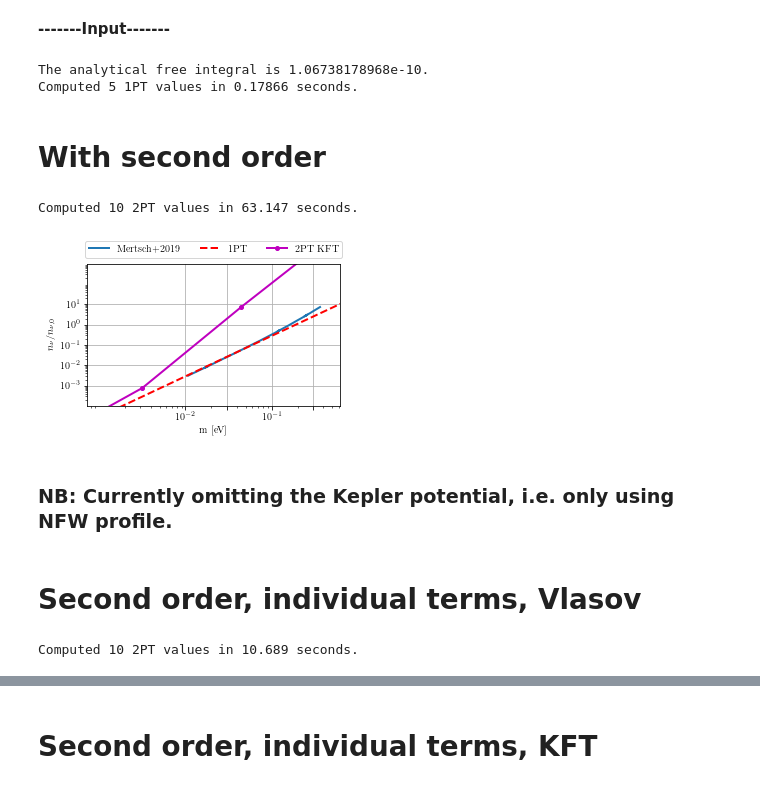
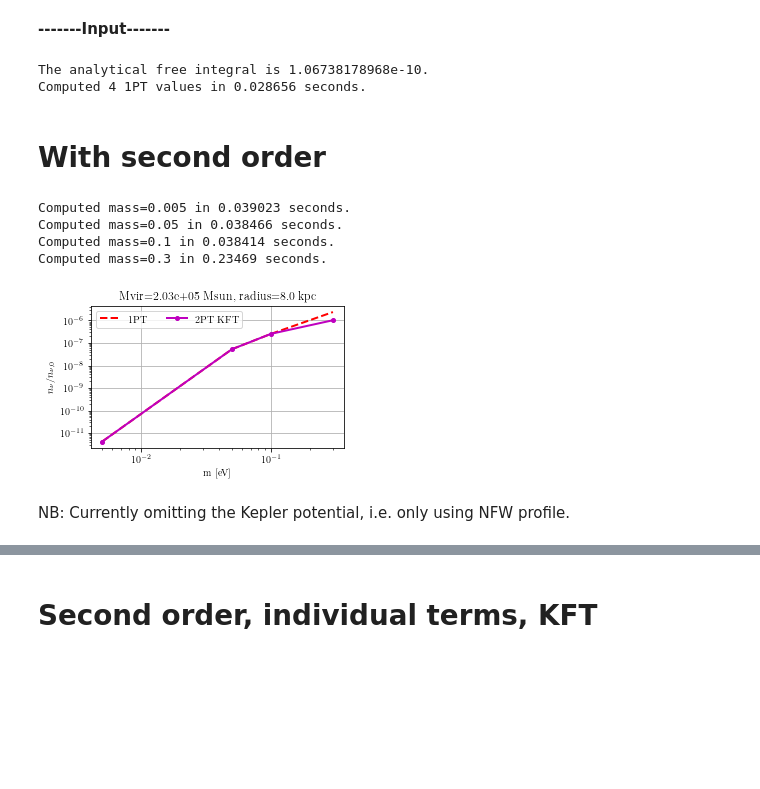
Before and after one commit to EBHolm/KFT-Neutrinos, a Jupyter notebook: notebooks/second_order.ipynb, the cells around one changed output, grey strips where cells are left out. Cells and saved outputs as stored; diff of their text form; code cells hidden in the pictures; blank space fills up the shorter version.

Commit message:
New integrand plots and tests

```diff
--- a/notebooks/second_order.ipynb
+++ b/notebooks/second_order.ipynb
@@ -40,16 +40,17 @@ Hubbles_to_Gyr = 0.001022
 r_here = 8.0
 z_ini = 3.0
 Tnu = 0.0001676375864435959
+Mvir_over_Msun = 2.03e+12
 
 #masses = [0.0005, 0.001, 0.005, 0.01, 0.05, 0.1, 0.3]
-#masses = [0.005, 0.05, 0.1, 0.3]
-masses = np.logspace(-4.8, -0.2, 5)
+masses = [0.005, 0.05, 0.1, 0.3]
+#masses = np.logspace(-4., -0.2, 7)
 
 Gauss_Laguerre = 80
 rtols = np.array([1e-7, 1e-5, 1e-5])
 atols = np.array([1e-35, 1e-35, 1e-35])
 
-rtols_2 = np.array([1e-5, 1e-4, 1e-4, 1e-4])
+rtols_2 = np.array([1e-6, 1e-5, 1e-5, 1e-5])
 atols_2 = np.array([1e-35, 1e-35, 1e-35, 1e-35])
 
 
@@ -66,64 +67,49 @@ for label in mertsch_data_labels:
 first_list = []
 tic = time()
 for mass in masses:
-    val = py_first_order(mass, z_ini, rtols, atols, r_here, Gauss_Laguerre, Tnu)
+    val = py_first_order(mass, z_ini, rtols, atols, r_here, Mvir_over_Msun, Gauss_Laguerre, Tnu)
     first_list.append(val)
 toc = time()
 print(f"Computed {len(masses)} 1PT values in {toc - tic:.5} seconds.")
 first = np.array(first_list)/int_free_analytical
 # %% [output]
 The analytical free integral is 1.06738178968e-10.
-Computed 5 1PT values in 0.17866 seconds.
+Computed 4 1PT values in 0.028656 seconds.
 # %% [markdown]
 # With second order
 # %%
-#second_vlasov_list = []
 second_kft_list = []
-tic = time()
 for mass in masses:
-#    val2 = py_second_order_vlasov(mass, z_ini, rtols_2, atols_2, r_here, Gauss_Laguerre, Tnu)
-#    second_vlasov_list.append(val2)
-    val2 = py_second_order_kft(mass, z_ini, rtols_2, atols_2, r_here, Gauss_Laguerre, Tnu)
+    tic = perf_counter()
+    val2 = py_second_order_kft(mass, z_ini, rtols_2, atols_2, r_here, Mvir_over_Msun, Gauss_Laguerre, Tnu)
+    toc = perf_counter()
+    print(f"Computed {mass=} in {toc - tic:.5} seconds.")
     second_kft_list.append(val2)
-toc = time()
-print(f"Computed {2*len(masses)} 2PT values in {toc - tic:.5} seconds.")
-#second_vlasov = (np.array(first_list) + np.array(second_vlasov_list))/int_free_analytical
+
 second_kft = (np.array(first_list) + np.array(second_kft_list))/int_free_analytical
 # %% [output]
-Computed 10 2PT values in 63.147 seconds.
+Computed mass=0.005 in 0.039023 seconds.
+Computed mass=0.05 in 0.038466 seconds.
+Computed mass=0.1 in 0.038414 seconds.
+Computed mass=0.3 in 0.23469 seconds.
 # %%
 masses = np.array(masses)
 lwidth=2
 mss=8
 fig, ax = plt.subplots(1, 1, figsize=[5, 3])
-ax.plot(mertsch['nfw'][:, 0]*1e-3, mertsch['nfw'][:, 1], '-', label=f"Mertsch+2019", lw=lwidth)
+ax.set_title(f"Mvir={Mvir_over_Msun:.2e} Msun, radius={r_here} kpc")
+#ax.plot(mertsch['nfw'][:, 0]*1e-3, mertsch['nfw'][:, 1], '-', label=f"Mertsch+2019", lw=lwidth)
 ax.plot(masses, first, 'r--', markersize=mss, label='1PT', lw=lwidth)
-#ax.plot(masses, second_vlasov, 'c.-', markersize=mss, label='2PT Vlasov', lw=lwidth)
 ax.plot(masses, second_kft, 'm.-', markersize=mss, label='2PT KFT', lw=lwidth)
-ax.set(xlabel='m [eV]', ylabel=r'$n_\nu / n_{\nu,0}$', xscale='log', yscale='log', xlim=[1e-3, 8e-1], ylim=[1e-4, 1e+3], xticks=[1e-2, 3e-2, 1e-1, 3e-1], yticks=[1e-3, 1e-2, 1e-1, 1e-0, 1e+1])
-ax.set(xlim=[min(masses)*45, max(masses)])
-ax.legend(frameon=True, bbox_to_anchor=(0.5, 1.1), ncol=4, loc='center')
+ax.set(xlabel='m [eV]', ylabel=r'$n_\nu / n_{\nu,0}$', xscale='log', yscale='log')
+# ax.set(xlim=[1e-3, 8e-1], ylim=[1e-4, 1e+3], xticks=[1e-2, 3e-2, 1e-1, 3e-1], yticks=[1e-3, 1e-2, 1e-1, 1e-0, 1e+1])
+#ax.set(xlim=[min(masses)*45, max(masses)])
+#ax.legend(frameon=True, bbox_to_anchor=(0.5, 1.1), ncol=4, loc='center')
+ax.legend(frameon=True, ncol=4)
 ax.grid()
 fig.subplots_adjust(bottom=0.2205, left=0.195)
 fig.savefig('second.pdf')
 # %% [output]
-[figure, old version]
+[figure, new version]
 # %% [markdown]
-### NB: Currently omitting the Kepler potential, i.e. only using NFW profile.
+NB: Currently omitting the Kepler potential, i.e. only using NFW profile.
-# %% [markdown]
-# Second order, individual terms, Vlasov
-# %%
-vlasov_term1_list = []
-vlasov_term2_list = []
-tic = time()
-for mass in masses:
-    val1 = py_second_order_vlasov(mass, z_ini, rtols_2, atols_2, r_here, Gauss_Laguerre, terms_flag=1, Tnu=Tnu)
-    vlasov_term1_list.append(val1)
-    val2 = py_second_order_vlasov(mass, z_ini, rtols_2, atols_2, r_here, Gauss_Laguerre, terms_flag=2, Tnu=Tnu)
-    vlasov_term2_list.append(val2)
-toc = time()
-print(f"Computed {2*len(masses)} 2PT values in {toc - tic:.5} seconds.")
-vlasov_term1 = (np.array(first_list) + np.array(vlasov_term1_list))/int_free_analytical
-vlasov_term2 = (np.array(first_list) + np.array(vlasov_term2_list))/int_free_analytical
-# %% [output]
-Computed 10 2PT values in 10.689 seconds.
```
Also changed, not shown: parts of 15 cells of this notebook, 7 other files.
